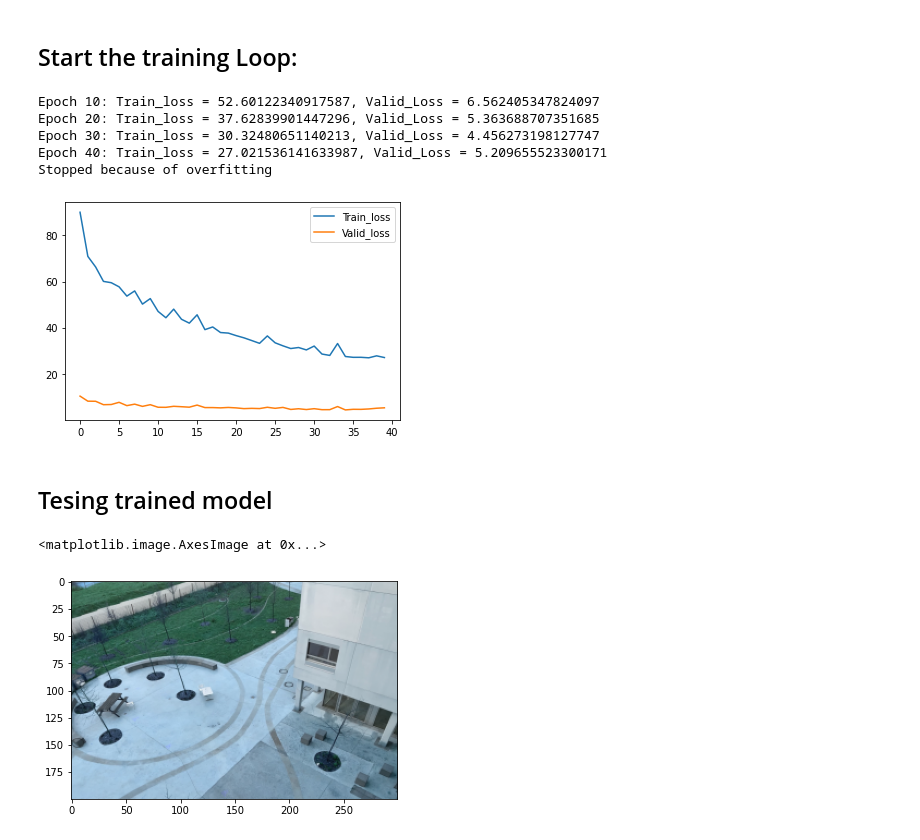
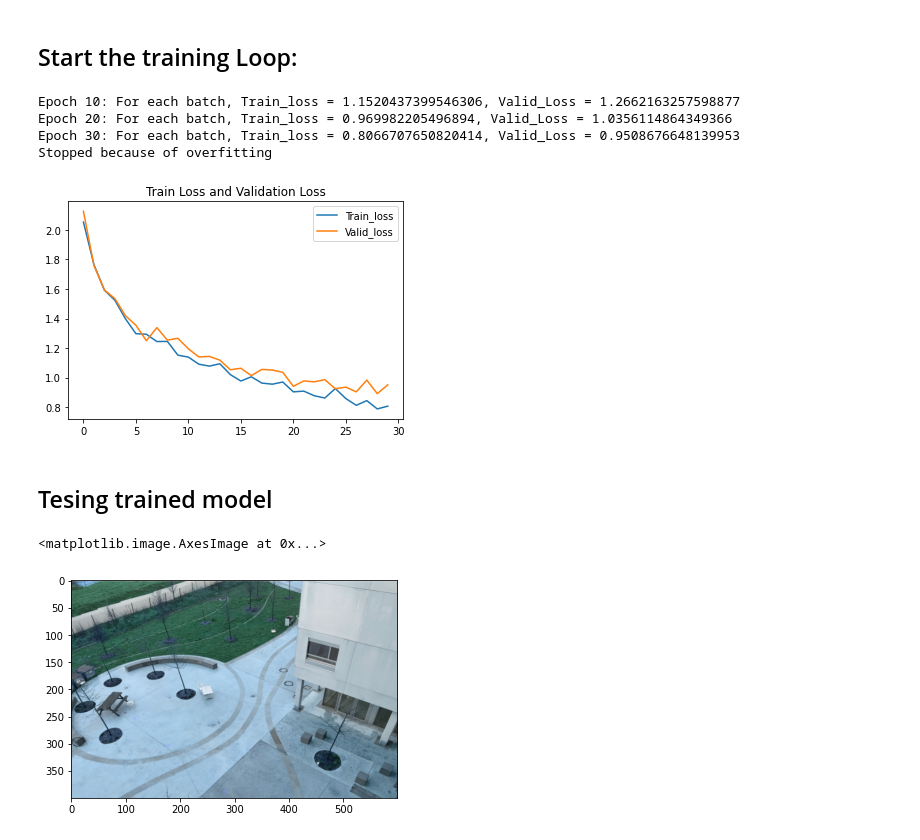
Before and after one commit to Combi2k2/Combi-Unet, a Jupyter notebook: Combi_Unet.ipynb, the cells around one changed output. Saved outputs shown, nothing was run; the diff lists cells and outputs as text; code cells hidden in the pictures.

```diff
--- a/Combi_Unet.ipynb
+++ b/Combi_Unet.ipynb
@@ -218,8 +200,8 @@ class BasicDataset(Dataset):
             if (not np.any(mask)):
                 continue
 
-            img  = cv2.resize(img,  dsize = (300, 200), interpolation = cv2.INTER_AREA)
-            mask = cv2.resize(mask, dsize = (300, 200), interpolation = cv2.INTER_AREA)
+            img  = cv2.resize(img,  dsize = (600, 400), interpolation = cv2.INTER_AREA)
+            mask = cv2.resize(mask, dsize = (600, 400), interpolation = cv2.INTER_AREA)
 
             self.images.append(img)
             self.masks.append(mask)
@@ -238,7 +220,7 @@ class BasicDataset(Dataset):
 # %%
 num_epochs = 100
 batch_size = 8
-learning_rate = 0.01
+learning_rate = 0.005
 val_portion = 0.1
 # %%
 dataset = BasicDataset(imgs_dir  = '/content/dataset/semantic_drone_dataset/original_images',
@@ -268,6 +250,6 @@ plt.imshow(mask)
 # %%
-train_dl = DataLoader(train_ds, batch_size, shuffle = True, num_workers = 8, pin_memory = True)
-valid_dl = DataLoader(valid_ds, batch_size, shuffle = True, num_workers = 8, pin_memory = True)
+train_dl = DataLoader(train_ds, batch_size, shuffle = True, num_workers = 2, pin_memory = True)
+valid_dl = DataLoader(valid_ds, batch_size, shuffle = True, num_workers = 2, pin_memory = True)
 # %% [markdown]
 ## Initialize The model
 # %%
@@ -279,6 +261,7 @@ criterion = nn.CrossEntropyLoss()
 # %%
 def eval_net(net, loader, device):
     loss = 0
+    n_batch = 0
 
     for images, masks in loader:
         images = images.to(device, dtype = torch.float32)
@@ -288,7 +271,9 @@ def eval_net(net, loader, device):
             pred_mask = net(images)
             loss += criterion(pred_mask, masks).item()
 
-    return  loss
+        n_batch += 1
+
+    return  loss / n_batch
 # %%
 print(eval_net(My_Unet, valid_dl, device))
 # %% [output]
@@ -327,7 +312,7 @@ for epoch in range(num_epochs):
 
     # showing the progress of the model
     if (epoch % 10 == 9):
-        print(f'Epoch {epoch + 1}: Train_loss = {train_loss[-1]}, Valid_Loss = {valid_loss[-1]}')
+        print(f'Epoch {epoch + 1}: For each batch, Train_loss = {train_loss[-1]}, Valid_Loss = {valid_loss[-1]}')
 
         better_cases = 0
         worse_cases = 0
@@ -340,21 +325,20 @@ for epoch in range(num_epochs):
             print("Stopped because of overfitting")
             break
 # %% [output]
-Epoch 10: Train_loss = 52.60122340917587, Valid_Loss = 6.562405347824097
-Epoch 20: Train_loss = 37.62839901447296, Valid_Loss = 5.363688707351685
-Epoch 30: Train_loss = 30.32480651140213, Valid_Loss = 4.456273198127747
-Epoch 40: Train_loss = 27.021536141633987, Valid_Loss = 5.209655523300171
+Epoch 10: For each batch, Train_loss = 1.1520437399546306, Valid_Loss = 1.2662163257598877
+Epoch 20: For each batch, Train_loss = 0.969982205496894, Valid_Loss = 1.0356114864349366
+Epoch 30: For each batch, Train_loss = 0.8066707650820414, Valid_Loss = 0.9508676648139953
 Stopped because of overfitting
 # %%
 plt.plot(epochs, train_loss, label = 'Train_loss')
 plt.plot(epochs, valid_loss, label = 'Valid_loss')
 
 plt.legend(loc = 'upper right')
 
-plt.savefig('Train Loss of 1000 epochs')
+plt.title("Train Loss and Validation Loss")
 plt.show()
 # %% [output]
-[figure, old version]
+[figure, new version]
 # %%
 torch.save(My_Unet.state_dict(), 'Combi_Unet.model')
 # %% [markdown]
@@ -375,12 +359,12 @@ def predict(image):
     return  pred_mask
 # %%
 img = cv2.imread('/content/IMG_0547.jpg')
-img = cv2.resize(img, dsize = (300, 200), interpolation = cv2.INTER_AREA)
+img = cv2.resize(img, dsize = (600, 400), interpolation = cv2.INTER_AREA)
 
 plt.imshow(img)
 # %% [output]
 <matplotlib.image.AxesImage at 0x...>
-[figure, old version]
+[figure, new version]
 # %%
 print(img.shape)
 # %% [output]
```
Also changed, not shown: parts of 12 cells of this notebook.
